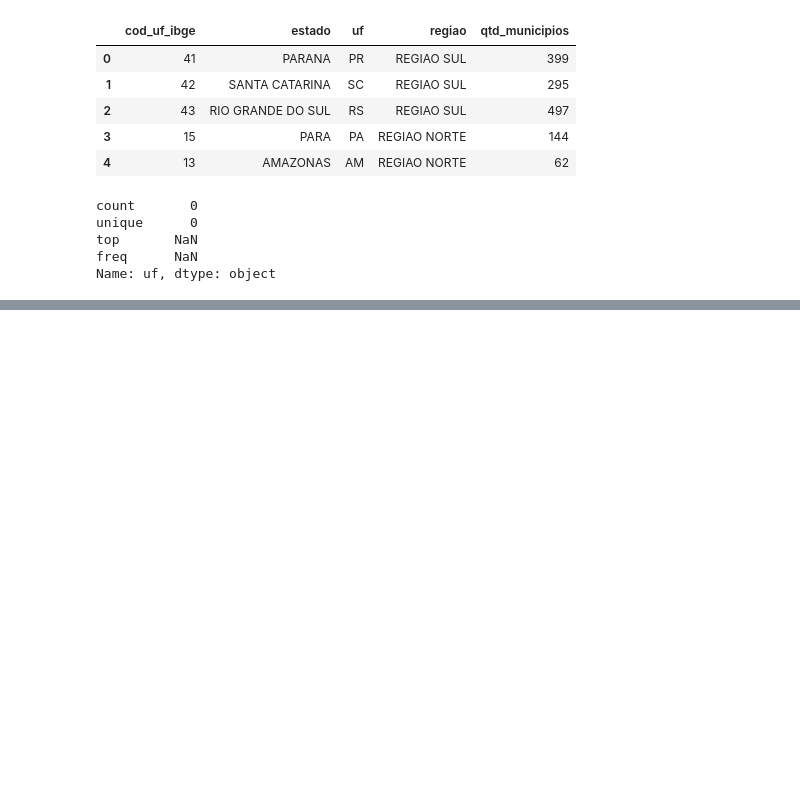
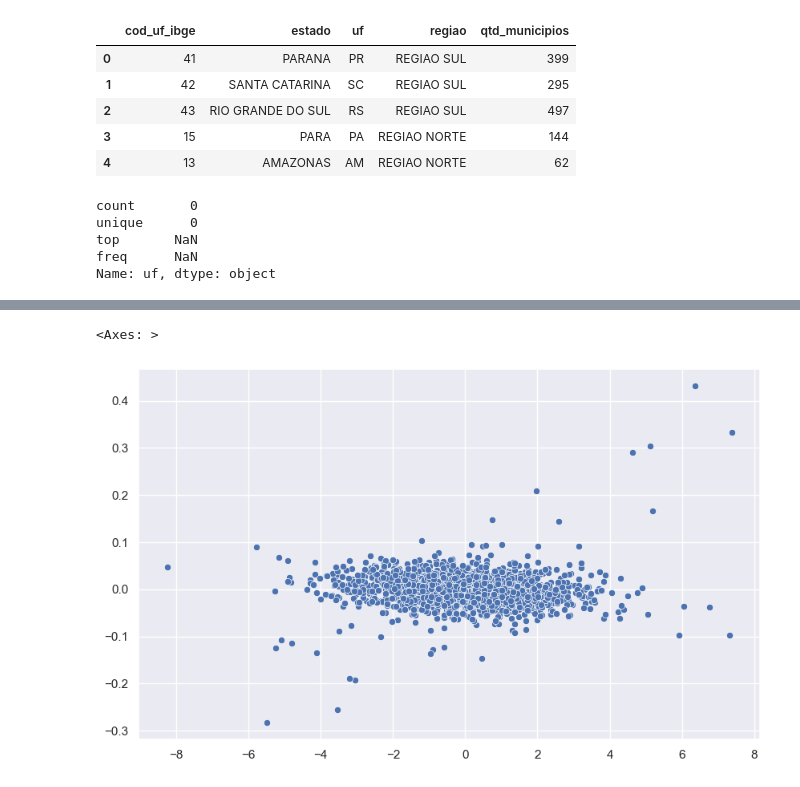
Before and after one commit to victorwasz/datamining-utfpr-2023, a Jupyter notebook: aula_2_e_3/Copia_exercicio_01.ipynb, the cells around one changed output, grey strips where cells are left out. Cells and saved outputs as stored; diff of their text form; code cells hidden in the pictures; blank space fills up the shorter version.

```diff
--- a/aula_2_e_3/Copia_exercicio_01.ipynb
+++ b/aula_2_e_3/Copia_exercicio_01.ipynb
@@ -424,0 +470,27 @@ k1,c1 = np.linalg.pinv(matrix_01).dot(y_01)
+# %%
+matriz_covariancia = np.cov(dados.feat_1,dados.feat_2)
+media_feat_1 = np.mean(dados.feat_1)
+media_feat_2 = np.mean(dados.feat_2)
+# %%
+def eigsorted(cov):
+    """
+    Encontra os auto-valores e auto-vetores de uma matriz de variância-covariância.
+    Os auto-valores e auto-vetores nos ajudam a normalizar amostras de distribuições
+    multivariadas.
+
+    :cov: Matriz de variância-covariância.
+    """
+    vals, vecs = np.linalg.eigh(cov)
+    order = vals.argsort()[::-1]
+    return vals[order], vecs[:,order]
+# %%
+autovalores_1, autovetores_1 = eigsorted(matriz_covariancia)
+feat_1_outliers = dados.feat_1.copy() - media_feat_1
+feat_2_outliers = dados.feat_2.copy() - media_feat_2
+# %%
+rotacao_1 = np.vstack([feat_1_outliers,feat_2_outliers]).T.dot(autovetores_1)
+# %%
+sns.scatterplot(x=rotacao_1.T[0],y=rotacao_1.T[1])
+# %% [output]
+<Axes: >
+[figure, added]
```
Also changed, not shown: parts of 9 cells of this notebook.
